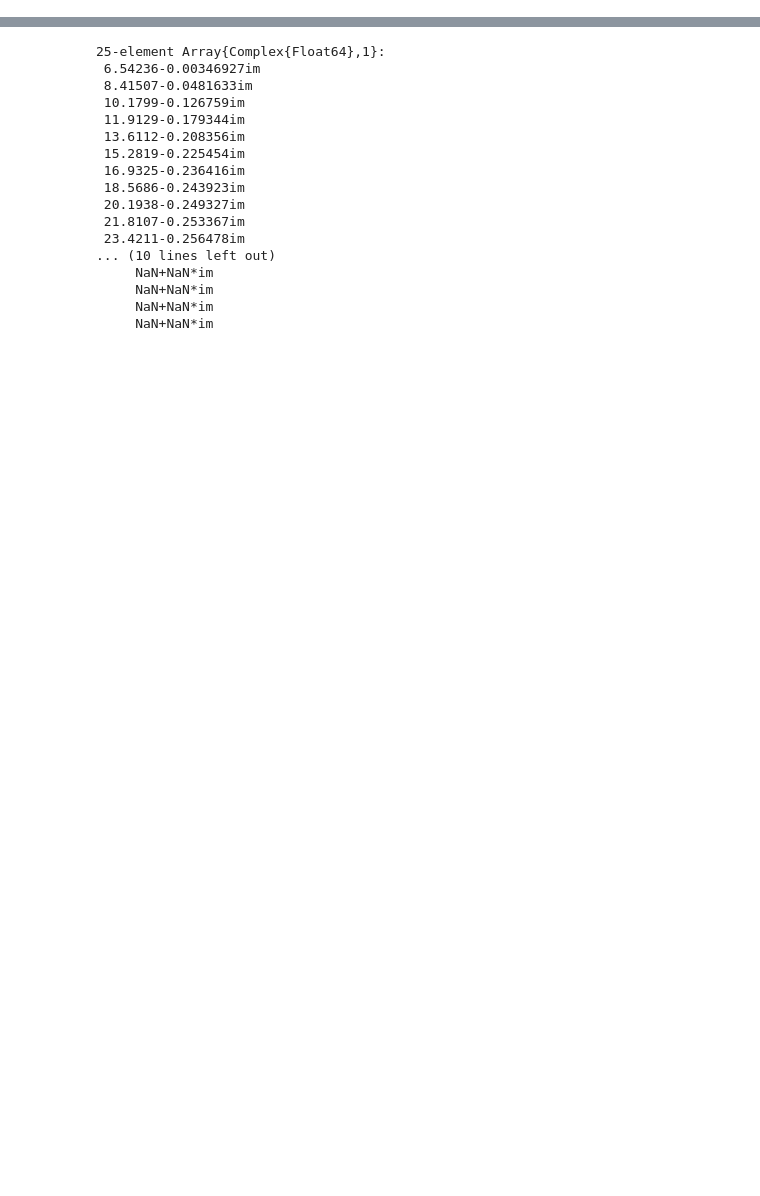
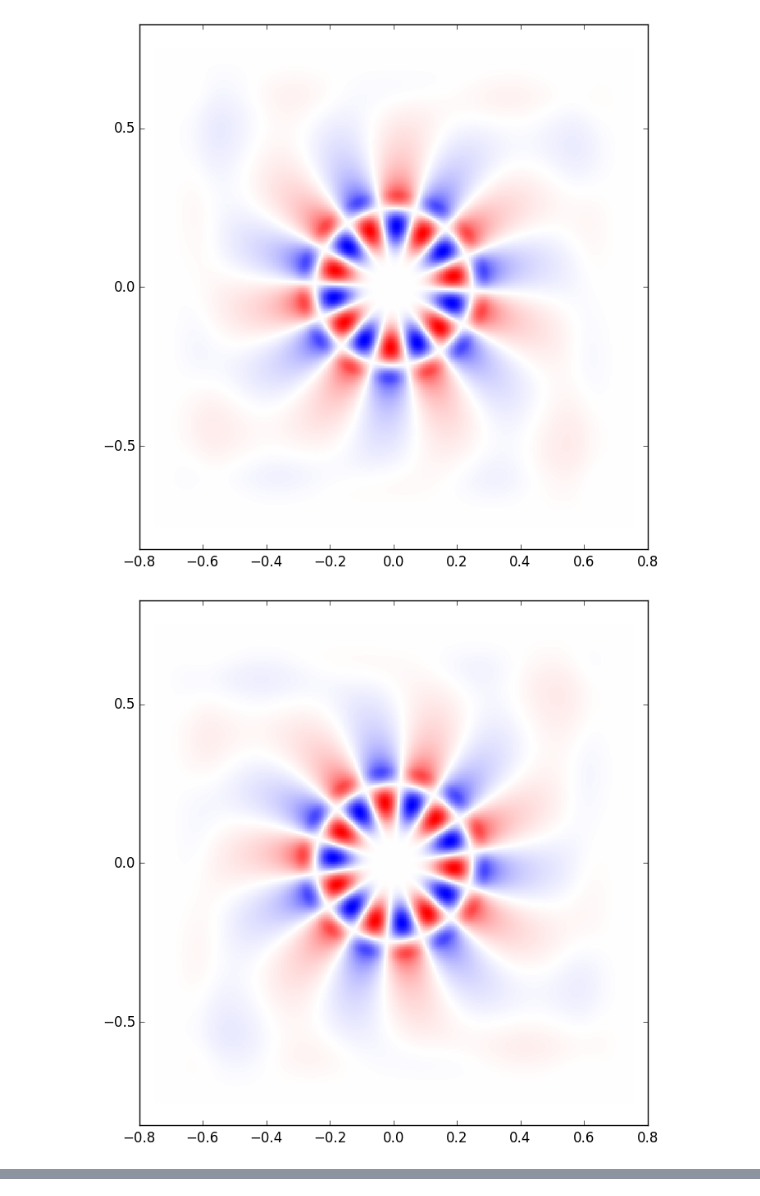
Before and after one commit to wrs28/SALT_1d, a Jupyter notebook: SALT_TEST_2D.ipynb, the cells around one changed output, grey strips where cells are left out. Cells and saved outputs as stored; diff of their text form; code cells hidden in the pictures; blank space fills up the shorter version.

```diff
--- a/SALT_TEST_2D.ipynb
+++ b/SALT_TEST_2D.ipynb
@@ -29,0 +26,7 @@ k = k[perm]
+# %%
+# plot CF results (make sure plotting routine works)
+wavePlot(u,inputs; array = false, how = real)
+wavePlot(v,inputs)
+# %% [output]
+[figure, added]
+[figure, added]
@@ -59,26 +68,6 @@ for m in 0:M
     end
 
 end
-# %%
-Z[11,:]/2
-# %% [output]
-25-element Array{Complex{Float64},1}:
- 6.54236-0.00346927im
- 8.41507-0.0481633im
- 10.1799-0.126759im
- 11.9129-0.179344im
- 13.6112-0.208356im
- 15.2819-0.225454im
- 16.9325-0.236416im
- 18.5686-0.243923im
- 20.1938-0.249327im
- 21.8107-0.253367im
- 23.4211-0.256478im
-... (10 lines left out)
-     NaN+NaN*im
-     NaN+NaN*im
-     NaN+NaN*im
-     NaN+NaN*im
 # %%
 # compare computed vs exact resonances for disk
 # lines connect fixed m values
```
Also changed, not shown: parts of 49 cells of this notebook, 5 other files.
